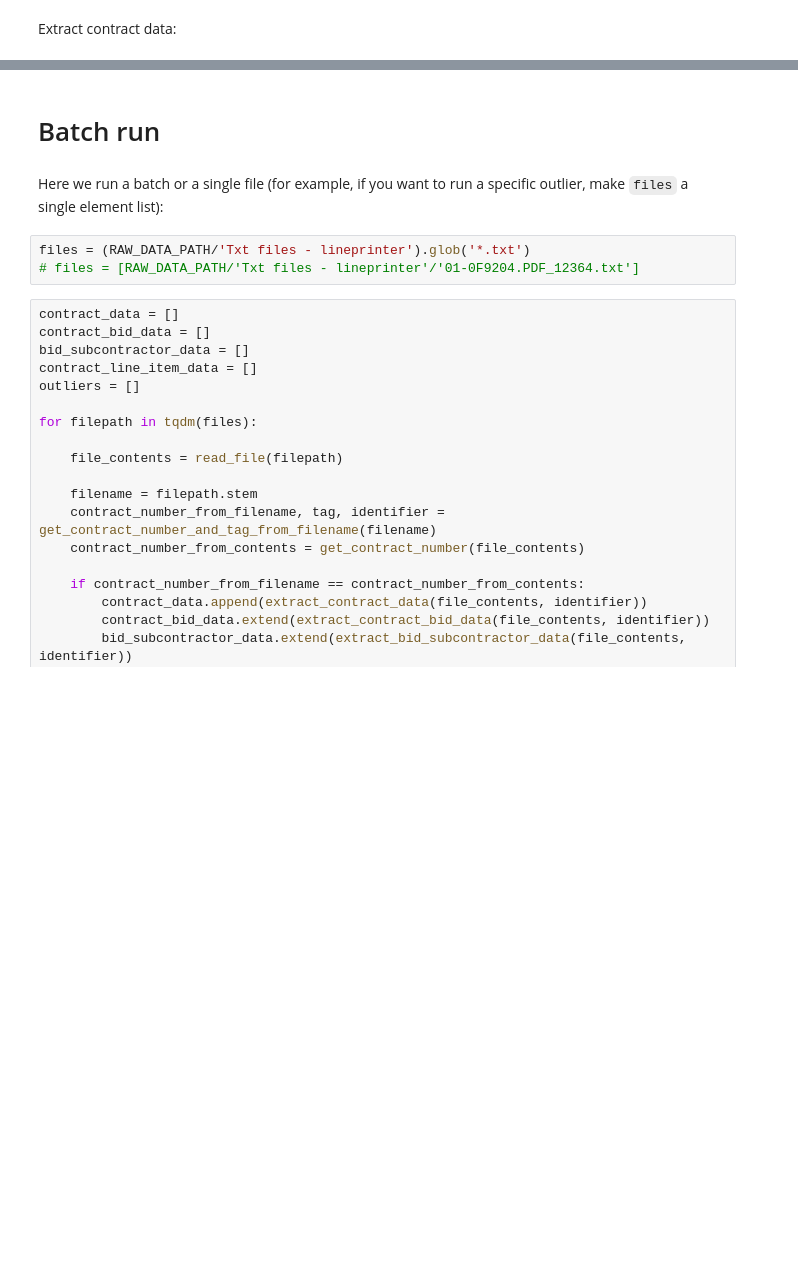
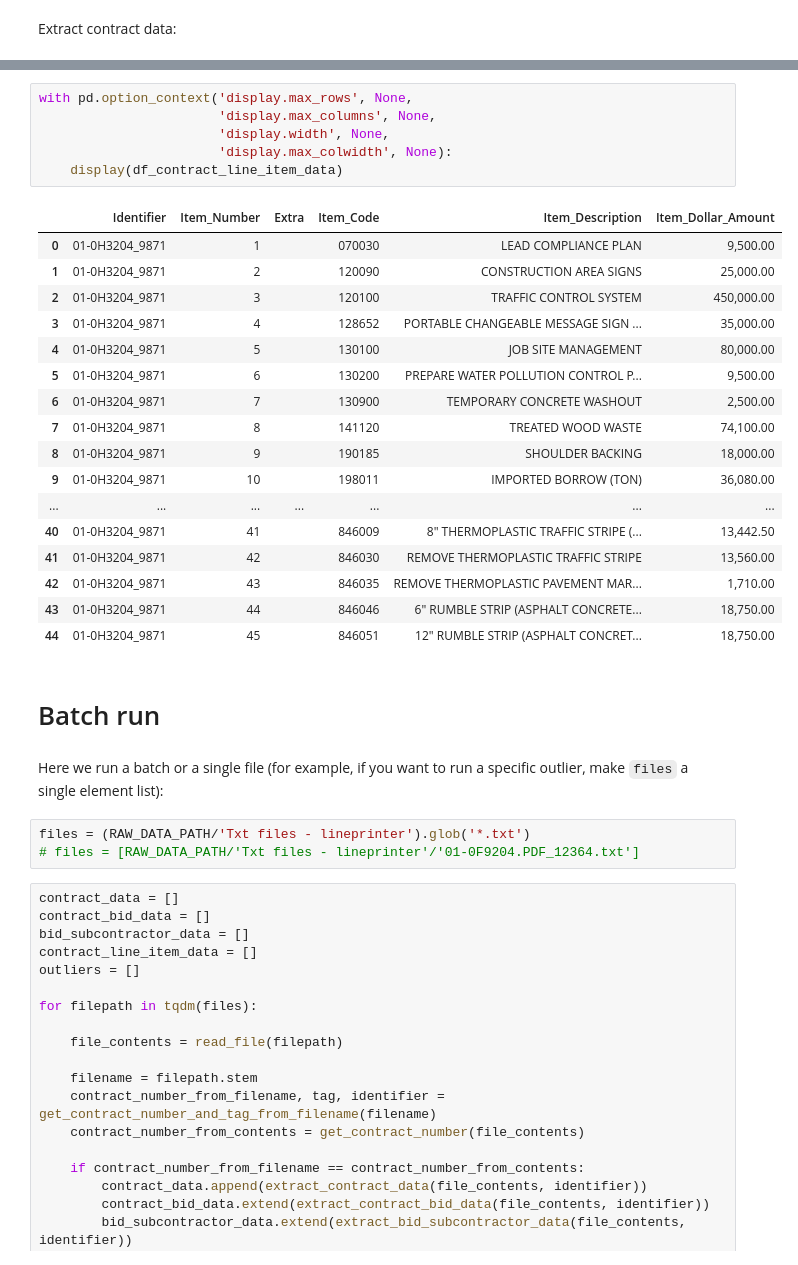
Before and after one commit to nesaboz/caltrans_data_extraction, a Jupyter notebook: main.ipynb, the cells around one changed output, grey strips where cells are left out. Drawn from its saved outputs; the diff is of its cells as text; blank space fills up the shorter version.

```diff
--- a/main.ipynb
+++ b/main.ipynb
@@ -322,3 +295,27 @@ df_contract_line_item_data
+# %%
+with pd.option_context('display.max_rows', None,
+                       'display.max_columns', None,
+                       'display.width', None,
+                       'display.max_colwidth', None):
+    display(df_contract_line_item_data)
+# %% [output]
+|  | Identifier | Item_Number | Extra | Item_Code | Item_Description | Item_Dollar_Amount |
+| 0 | 01-0H3204_9871 | 1 |  | 070030 | LEAD COMPLIANCE PLAN | 9,500.00 |
+| 1 | 01-0H3204_9871 | 2 |  | 120090 | CONSTRUCTION AREA SIGNS | 25,000.00 |
+| 2 | 01-0H3204_9871 | 3 |  | 120100 | TRAFFIC CONTROL SYSTEM | 450,000.00 |
+| 3 | 01-0H3204_9871 | 4 |  | 128652 | PORTABLE CHANGEABLE MESSAGE SIGN ... | 35,000.00 |
+| 4 | 01-0H3204_9871 | 5 |  | 130100 | JOB SITE MANAGEMENT | 80,000.00 |
+| 5 | 01-0H3204_9871 | 6 |  | 130200 | PREPARE WATER POLLUTION CONTROL P... | 9,500.00 |
+| 6 | 01-0H3204_9871 | 7 |  | 130900 | TEMPORARY CONCRETE WASHOUT | 2,500.00 |
+| 7 | 01-0H3204_9871 | 8 |  | 141120 | TREATED WOOD WASTE | 74,100.00 |
+| 8 | 01-0H3204_9871 | 9 |  | 190185 | SHOULDER BACKING | 18,000.00 |
+| 9 | 01-0H3204_9871 | 10 |  | 198011 | IMPORTED BORROW (TON) | 36,080.00 |
+| ... | ... | ... | ... | ... | ... | ... |
+| 40 | 01-0H3204_9871 | 41 |  | 846009 | 8" THERMOPLASTIC TRAFFIC STRIPE (... | 13,442.50 |
+| 41 | 01-0H3204_9871 | 42 |  | 846030 | REMOVE THERMOPLASTIC TRAFFIC STRIPE | 13,560.00 |
+| 42 | 01-0H3204_9871 | 43 |  | 846035 | REMOVE THERMOPLASTIC PAVEMENT MAR... | 1,710.00 |
+| 43 | 01-0H3204_9871 | 44 |  | 846046 | 6" RUMBLE STRIP (ASPHALT CONCRETE... | 18,750.00 |
+| 44 | 01-0H3204_9871 | 45 |  | 846051 | 12" RUMBLE STRIP (ASPHALT CONCRET... | 18,750.00 |
 # %% [markdown]
 # Batch run
 # %% [markdown]
```
Also changed, not shown: parts of 13 cells of this notebook.
